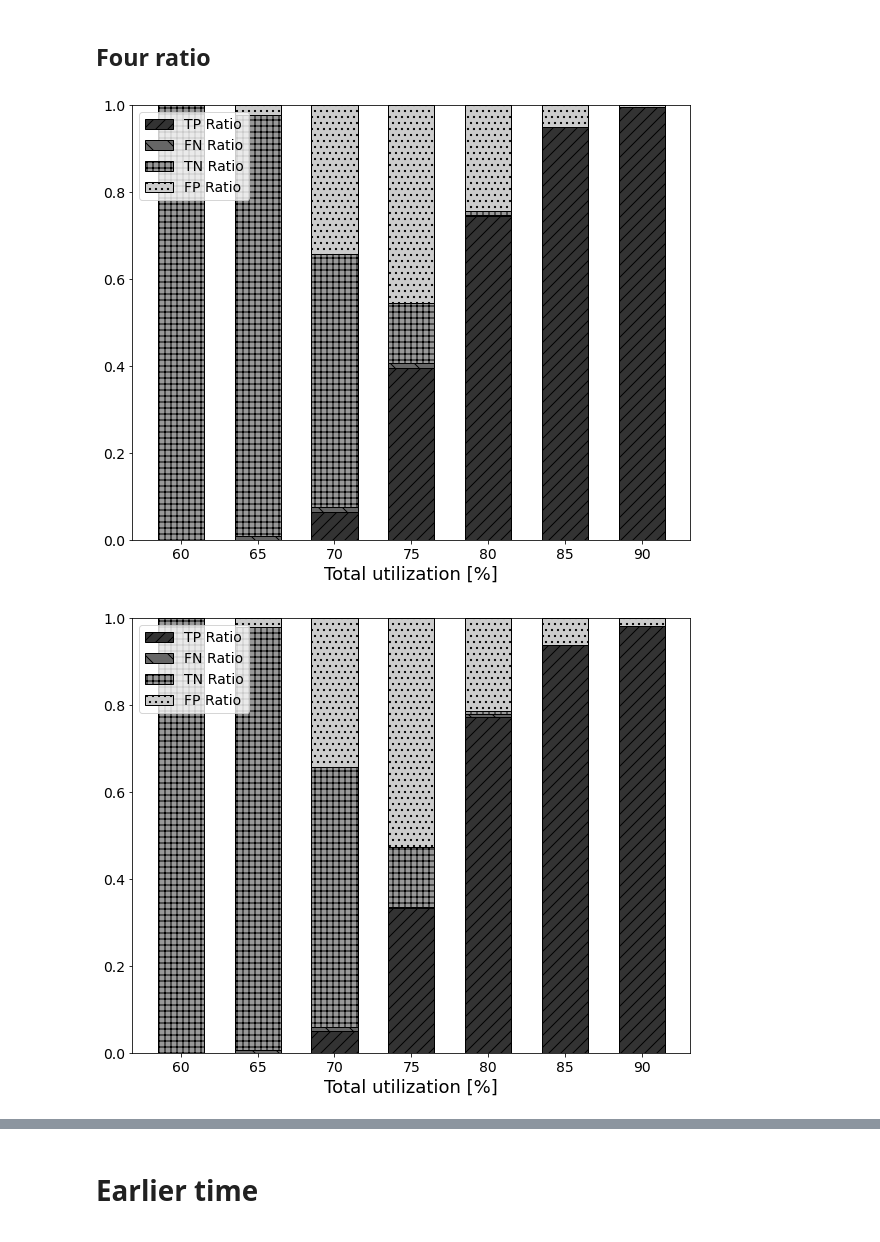
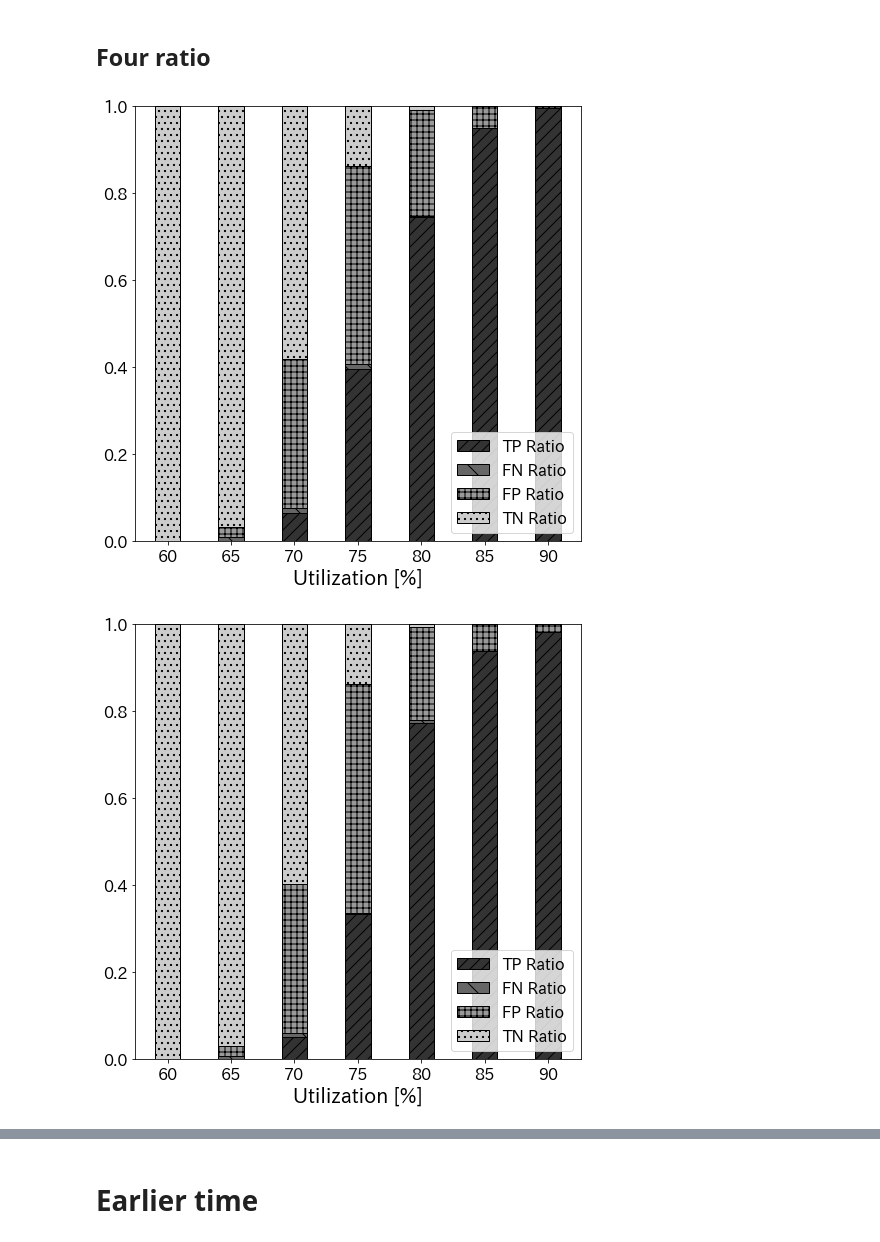
Before and after one commit to atsushi421/DED_simulator, a Jupyter notebook: analyze_results.ipynb, the cells around one changed output, grey strips where cells are left out. Cells and saved outputs as stored; diff of their text form; code cells hidden in the pictures.

```diff
--- a/analyze_results.ipynb
+++ b/analyze_results.ipynb
@@ -34,15 +36,21 @@ from typing import Generator
 import pandas as pd
 import numpy as np
 
-def color_pattern_gen(df: pd.DataFrame) -> Generator:
+def color_pattern_gen(
+    df: pd.DataFrame,
+    use_pattern: bool = True
+) -> Generator:
     patterns = ["//" , "\\" , "++" , "..", "o", "x", "|" , "-", "O", "*" ]
     colors = [str(round(c, 1)) for c in np.arange(0.2, 1.0, 0.8/len(df))]
 
     for i in range(len(df)):
-        yield {'color': colors[i],
+        args = {'color': colors[i],
                'edgecolor': 'black',
-               'linewidth': 1,
-               'hatch': patterns[i % len(df)]}
+               'linewidth': 1}
+        if use_pattern:
+            args['hatch'] = patterns[i % len(df)]
+
+        yield args
 # %%
 import pandas as pd
 import numpy as np
@@ -55,17 +63,17 @@ def stack_bar_plot(
     save_name: str = ''
 ) -> None:
     cp_gen = color_pattern_gen(df)
-    fig, ax = plt.subplots(figsize=(10, 8))
+    fig, ax = plt.subplots(figsize=(8, 8))
     for i in range(len(df)):
         ax.bar(df.columns,
                 df.iloc[i],
                 bottom=df.iloc[:i].sum(),
-                width=0.6,
+                width=0.4,
                 **next(cp_gen)
                 )
-    ax.set_xlabel(xlabel=xlabel, fontsize=18)
-    ax.tick_params(labelsize=14)
-    ax.legend(df.index, fontsize=14, loc='upper left')
+    ax.set_xlabel(xlabel=xlabel, fontsize=20)
+    ax.tick_params(labelsize=16)
+    ax.legend(df.index, fontsize=16, loc='lower right')
 
     if save_name:
         plt.savefig(f'./results/figures/{save_name}')
@@ -234 +249,10 @@ line_plot(accuracy_df, 'Total utilization [%]', 'Accuracy', 'line_plot_accuracy.
+# %%
+F_df = pd.DataFrame(index=METHOD_NAMES,
+                    columns=UTILIZATION_VALUES)
+
+for method in METHOD_NAMES:
+    recall = utilization_df_dict[method].loc['TP'] / (utilization_df_dict[method].loc['TP'] + utilization_df_dict[method].loc['FN'])
+    precision = utilization_df_dict[method].loc['TP'] / (utilization_df_dict[method].loc['TP'] + utilization_df_dict[method].loc['FP'])
+    F_df.loc[method] = ((2 * recall * precision)
+                            / (recall + precision))
 # %%
@@ -246,9 +270,9 @@ for method in METHOD_NAMES:
     utilization_df_dict[method].rename(index={'TP': 'TP Ratio', 'FN': 'FN Ratio', 'TN': 'TN Ratio', 'FP': 'FP Ratio'}, inplace=True)
 # %%
 for method in METHOD_NAMES:
-    stack_bar_plot(utilization_df_dict[method],
-                   xlabel='Total utilization [%]',
-                   save_name=f'stack_bar_four_ratio_{method}.png')
+    stack_bar_plot(utilization_df_dict[method].reindex(index=['TP Ratio', 'FN Ratio', 'FP Ratio', 'TN Ratio']),
+                   xlabel='Utilization [%]',
+                   save_name=f'stack_bar_four_ratio_{method}.pdf')
 # %% [output]
-[figure, old version]
+[figure, new version]
-[figure, old version]
+[figure, new version]
```
Also changed, not shown: parts of 19 cells of this notebook, 10 other files.
